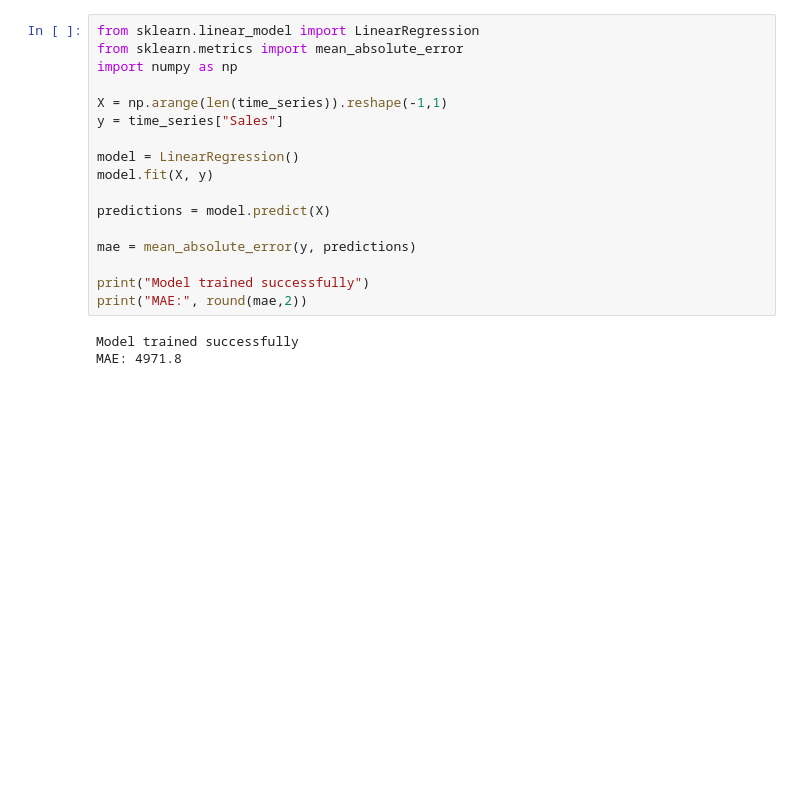
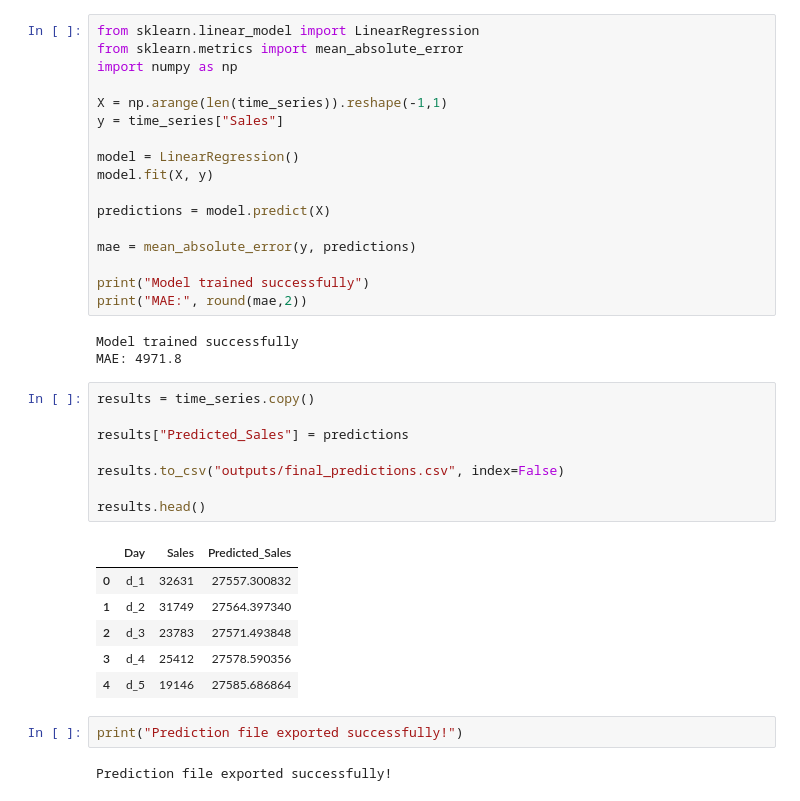
Before and after one commit to PoojaManjunath17/Retail-Demand-Forecasting, a Jupyter notebook: notebooks/Week1_Day1-Copy1.ipynb, the cells around one changed output. Saved outputs shown, nothing was run; the diff lists cells and outputs as text; blank space fills up the shorter version.

Commit message:
Exported final predictions

```diff
--- a/notebooks/Week1_Day1-Copy1.ipynb
+++ b/notebooks/Week1_Day1-Copy1.ipynb
@@ -1819,3 +1819,22 @@ print("MAE:", round(mae,2))
 # %% [output]
 Model trained successfully
 MAE: 4971.8
+# %%
+results = time_series.copy()
+
+results["Predicted_Sales"] = predictions
+
+results.to_csv("outputs/final_predictions.csv", index=False)
+
+results.head()
+# %% [output]
+|  | Day | Sales | Predicted_Sales |
+| 0 | d_1 | 32631 | 27557.300832 |
+| 1 | d_2 | 31749 | 27564.397340 |
+| 2 | d_3 | 23783 | 27571.493848 |
+| 3 | d_4 | 25412 | 27578.590356 |
+| 4 | d_5 | 19146 | 27585.686864 |
+# %%
+print("Prediction file exported successfully!")
+# %% [output]
+Prediction file exported successfully!
```
Also changed, not shown: 1 other file.
